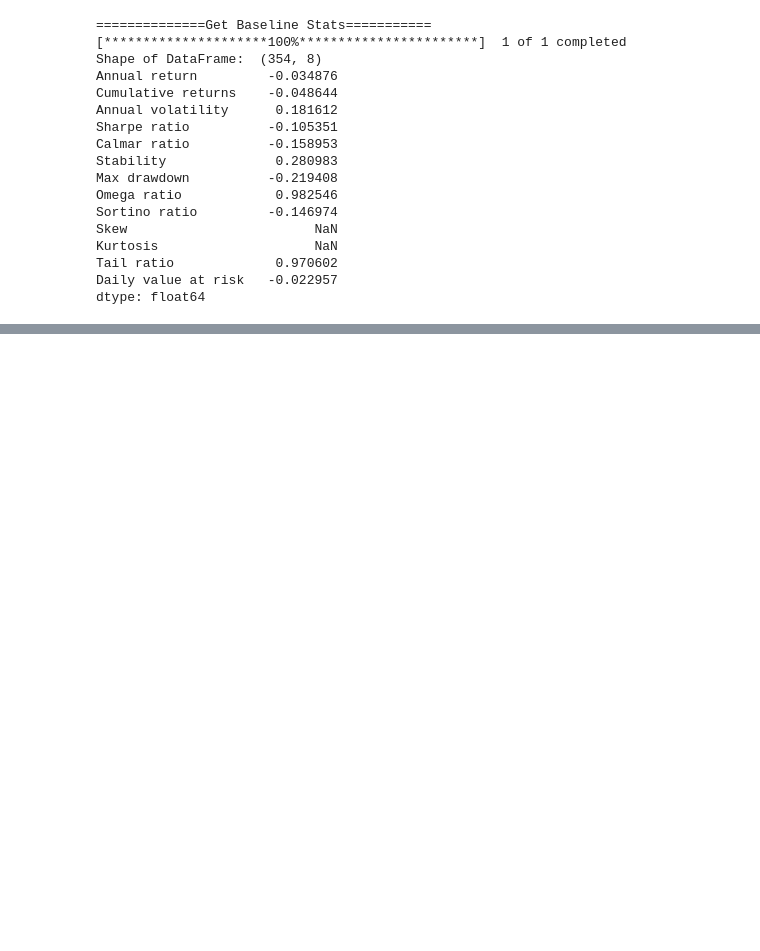
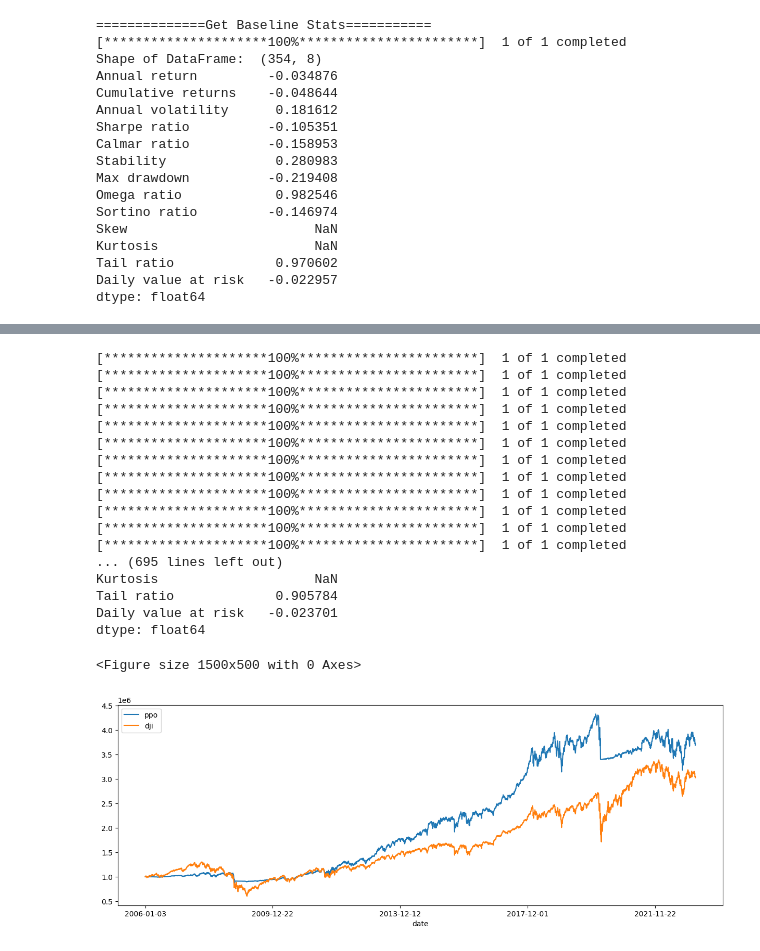
Before and after one commit to omar94khan/FinRL, a Jupyter notebook: Stock_NeurIPS2018_SB3.ipynb, the cells around one changed output, grey strips where cells are left out. Cells and saved outputs as stored; diff of their text form; code cells hidden in the pictures; blank space fills up the shorter version.

```diff
--- a/Stock_NeurIPS2018_SB3.ipynb
+++ b/Stock_NeurIPS2018_SB3.ipynb
@@ -1032,0 +1328,22 @@ for i in ['a2c','ddpg','td3','ppo','sac']:
+# %%
+pipeline("2005-01-01", "2006-01-01", ppo = True, sac = False, td3 = False, ddpg = False, a2c = False)
+# %% [output]
+[*********************100%***********************]  1 of 1 completed
+[*********************100%***********************]  1 of 1 completed
+[*********************100%***********************]  1 of 1 completed
+[*********************100%***********************]  1 of 1 completed
+[*********************100%***********************]  1 of 1 completed
+[*********************100%***********************]  1 of 1 completed
+[*********************100%***********************]  1 of 1 completed
+[*********************100%***********************]  1 of 1 completed
+[*********************100%***********************]  1 of 1 completed
+[*********************100%***********************]  1 of 1 completed
+[*********************100%***********************]  1 of 1 completed
+[*********************100%***********************]  1 of 1 completed
+... (695 lines left out)
+Kurtosis                    NaN
+Tail ratio             0.905784
+Daily value at risk   -0.023701
+dtype: float64
+<Figure size 1500x500 with 0 Axes>
+[figure, added]
```
Also changed, not shown: parts of 36 cells of this notebook.
